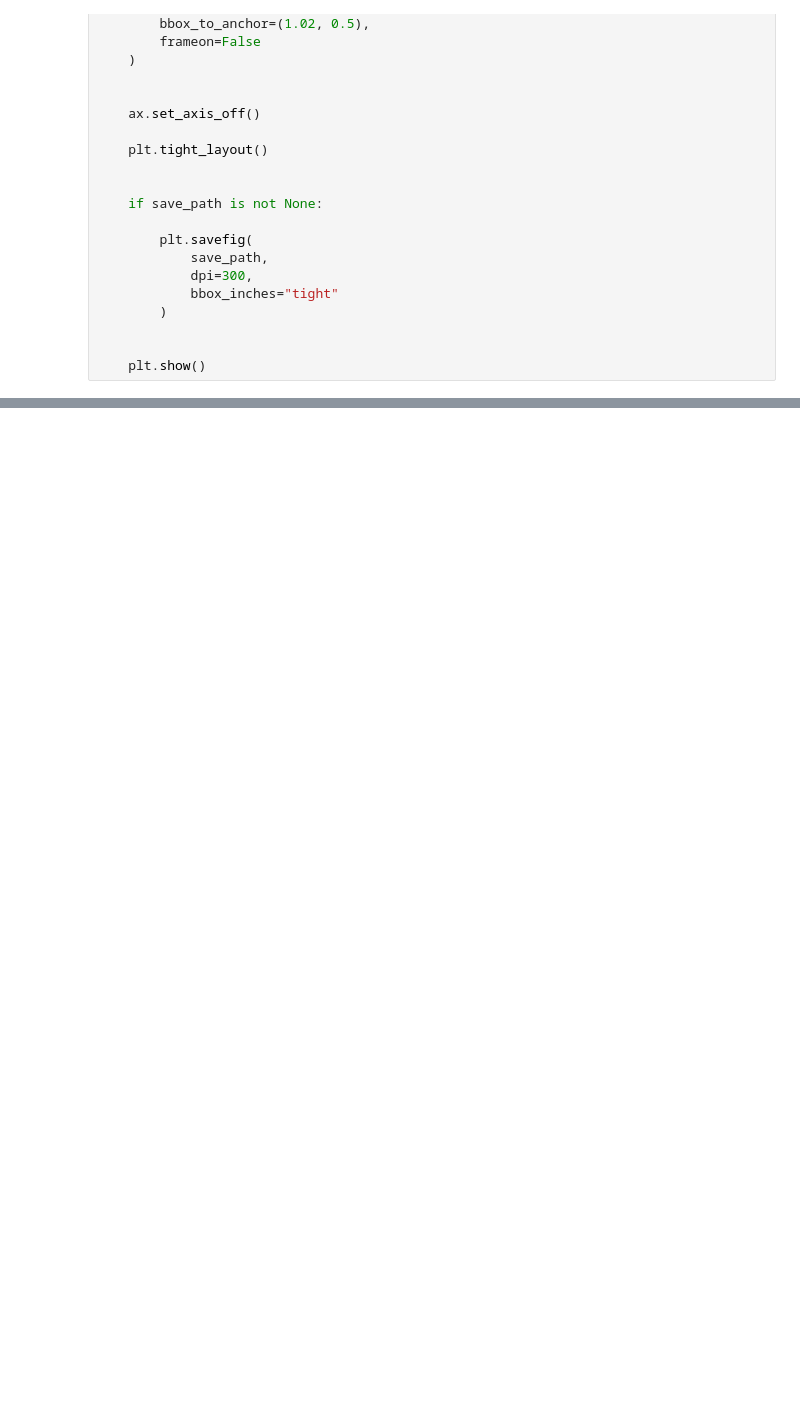
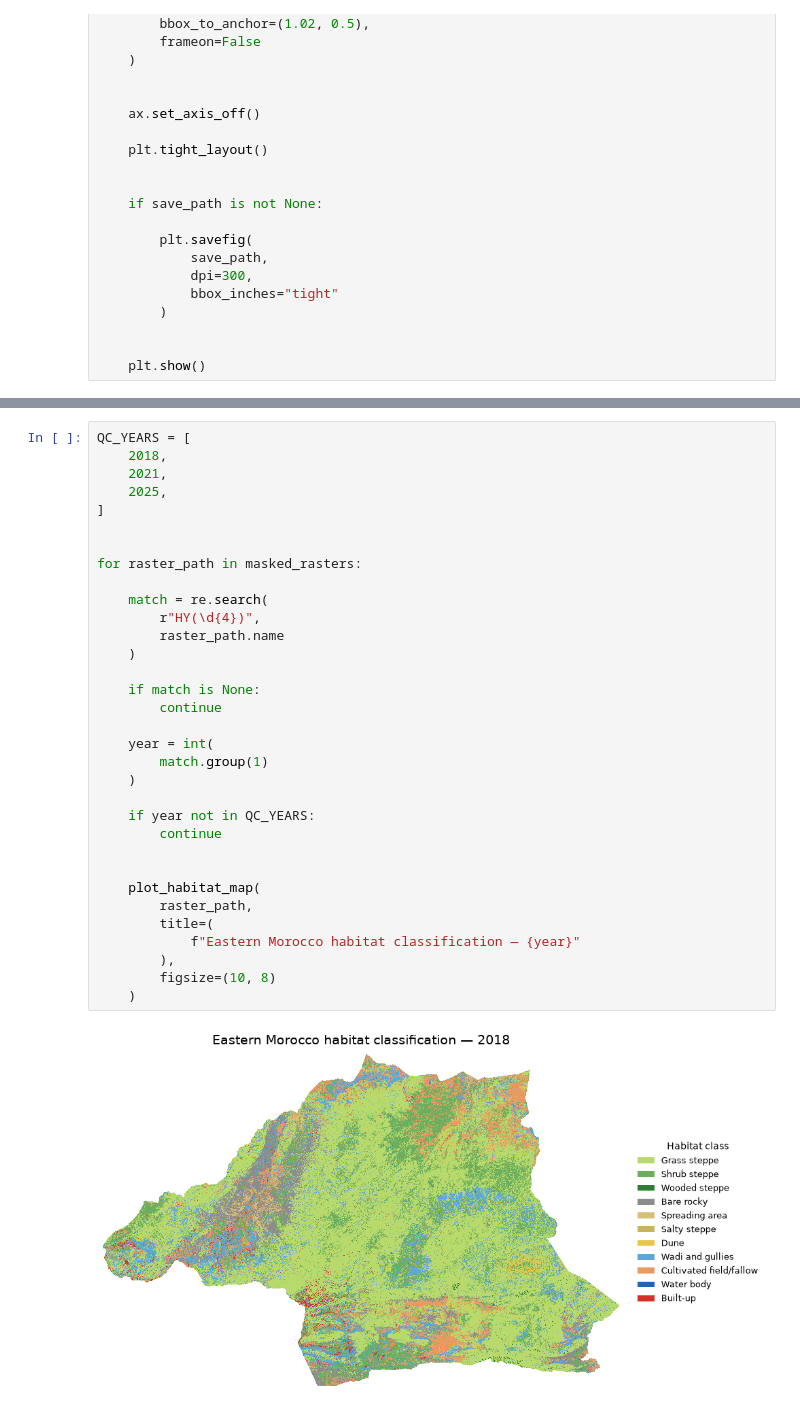
Before and after one commit to scbi-yuwenpang/Bustard-Project, a Jupyter notebook: Bustard Project Notebooks/Habitat mapping Edition3.ipynb, the cells around one changed output, grey strips where cells are left out. Saved outputs shown, nothing was run; the diff lists cells and outputs as text; blank space fills up the shorter version.

```diff
--- a/Bustard Project Notebooks/Habitat mapping Edition3.ipynb
+++ b/Bustard Project Notebooks/Habitat mapping Edition3.ipynb
@@ -5883,0 +8585,35 @@ plot_habitat_map(
+# %%
+QC_YEARS = [
+    2018,
+    2021,
+    2025,
+]
+
+
+for raster_path in masked_rasters:
+
+    match = re.search(
+        r"HY(\d{4})",
+        raster_path.name
+    )
+
+    if match is None:
+        continue
+
+    year = int(
+        match.group(1)
+    )
+
+    if year not in QC_YEARS:
+        continue
+
+
+    plot_habitat_map(
+        raster_path,
+        title=(
+            f"Eastern Morocco habitat classification — {year}"
+        ),
+        figsize=(10, 8)
+    )
+# %% [output]
+[figure, added]
```
Also changed, not shown: parts of 50 cells of this notebook, 5 other files.
